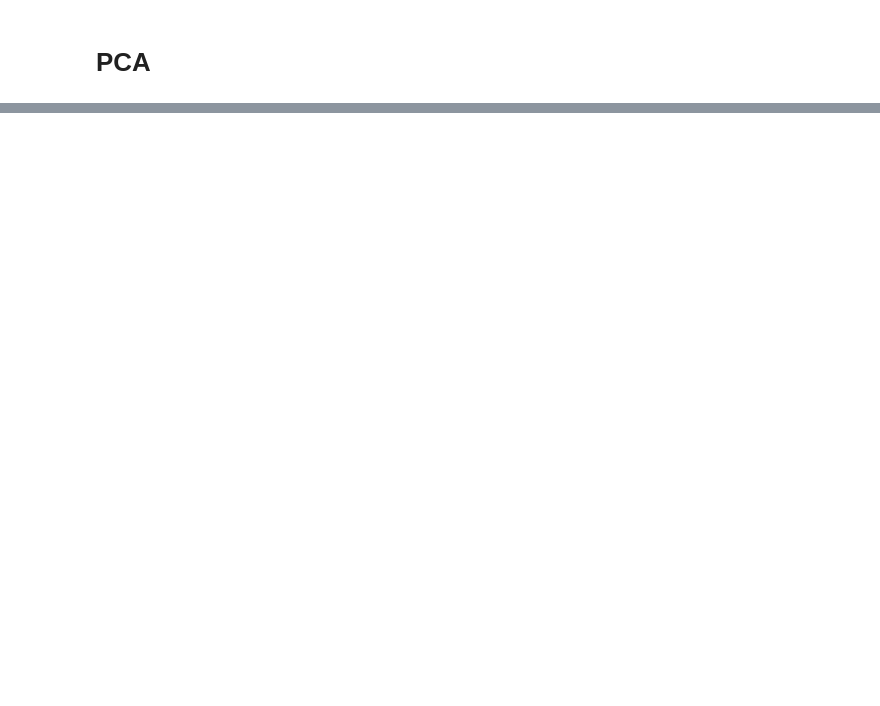
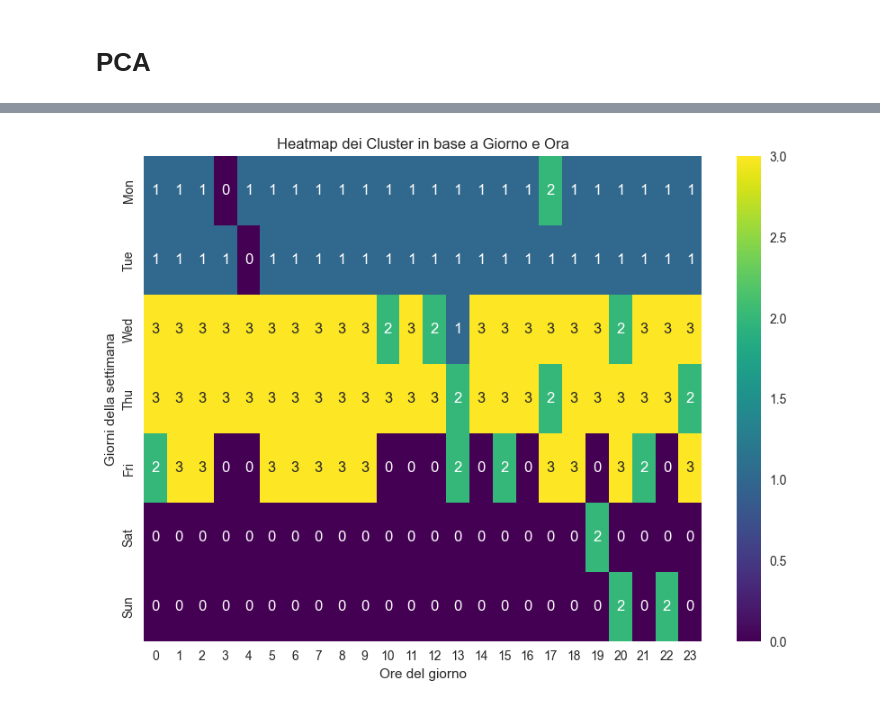
Before and after one commit to Walter-Di-Sabatino/Time-Series-Data-Science-Project, a Jupyter notebook: multi_d_clustering.ipynb, the cells around one changed output, grey strips where cells are left out. Drawn from its saved outputs; the diff is of its cells as text; code cells hidden in the pictures; blank space fills up the shorter version.

```diff
--- a/multi_d_clustering.ipynb
+++ b/multi_d_clustering.ipynb
@@ -90,7 +86,7 @@ pca = PCA(n_components=2)  # Sostituisci 2 con il numero di componenti che vuoi
 pca_result = pca.fit_transform(data_scaled)
 # %%
 # Applica K-Means ai risultati della PCA
-kmeans = KMeans(n_clusters=4, random_state=0)  # Imposta n_clusters al numero desiderato
+kmeans = KMeans(n_clusters=3, random_state=0)  # Imposta n_clusters al numero desiderato
 kmeans.fit(pca_result)
 clusters = kmeans.predict(pca_result)
 # %%
@@ -106,0 +103,27 @@ plt.show()
+# %%
+import seaborn as sns
+import matplotlib.pyplot as plt
+import numpy as np
+
+# Assicurati che le colonne day_of_week e hour_of_day siano nel DataFrame
+data['day_of_week'] = df['FL_DOW']
+data['hour_of_day'] = df['CRS_DEP_HOUR']
+
+# Creiamo una matrice 7x24 dove ogni cella rappresenta il cluster predominante
+cluster_matrix = np.zeros((7, 24))
+
+# Popoliamo la matrice con la distribuzione dei cluster
+for i in range(len(data)):
+    day = int(data['day_of_week'].iloc[i])  # Usa il metodo .iloc per l'accesso per posizione
+    hour = int(data['hour_of_day'].iloc[i])  # Usa il metodo .iloc per l'accesso per posizione
+    cluster = clusters[i]  # Usa il cluster corrispondente
+    cluster_matrix[day, hour] = cluster  # Aggiungi il cluster alla matrice
+
+plt.figure(figsize=(10, 7))
+sns.heatmap(cluster_matrix, cmap="viridis", annot=True, fmt=".0f", xticklabels=np.arange(24), yticklabels=['Mon', 'Tue', 'Wed', 'Thu', 'Fri', 'Sat', 'Sun'])
+plt.title('Heatmap dei Cluster in base a Giorno e Ora')
+plt.xlabel('Ore del giorno')
+plt.ylabel('Giorni della settimana')
+plt.show()
+# %% [output]
+[figure, added]
```
Also changed, not shown: parts of 17 cells of this notebook, 7 other files.
